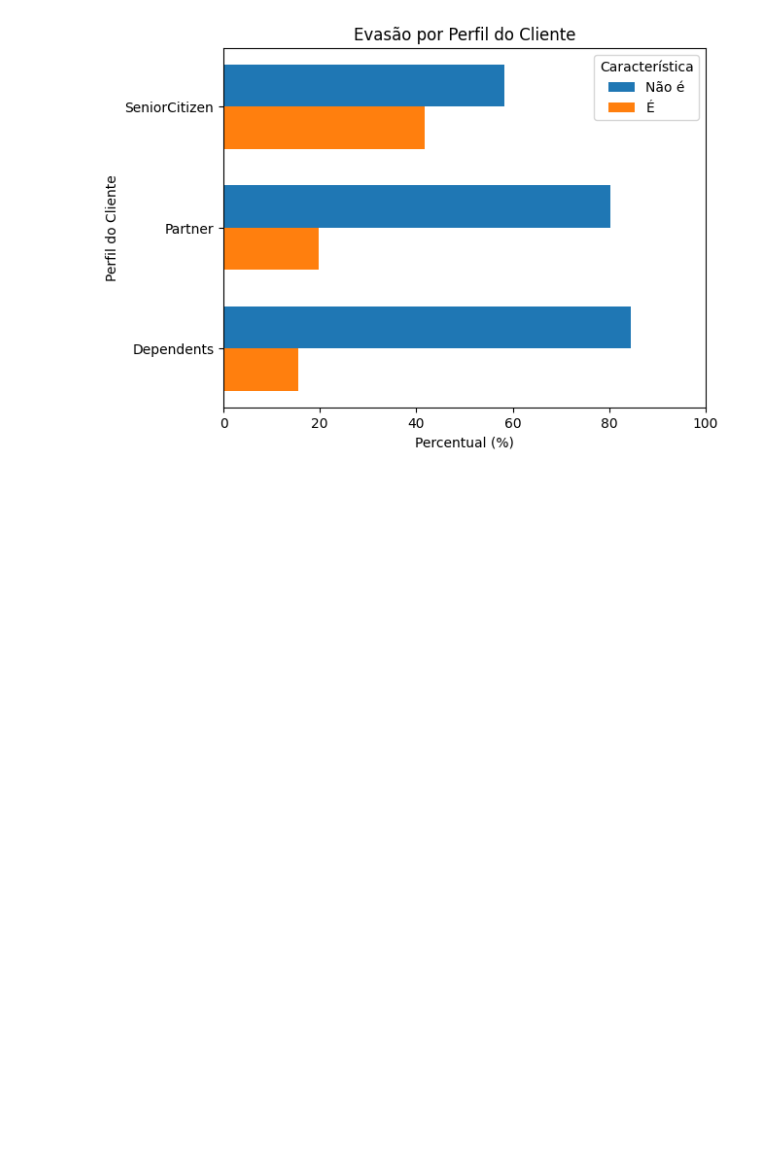
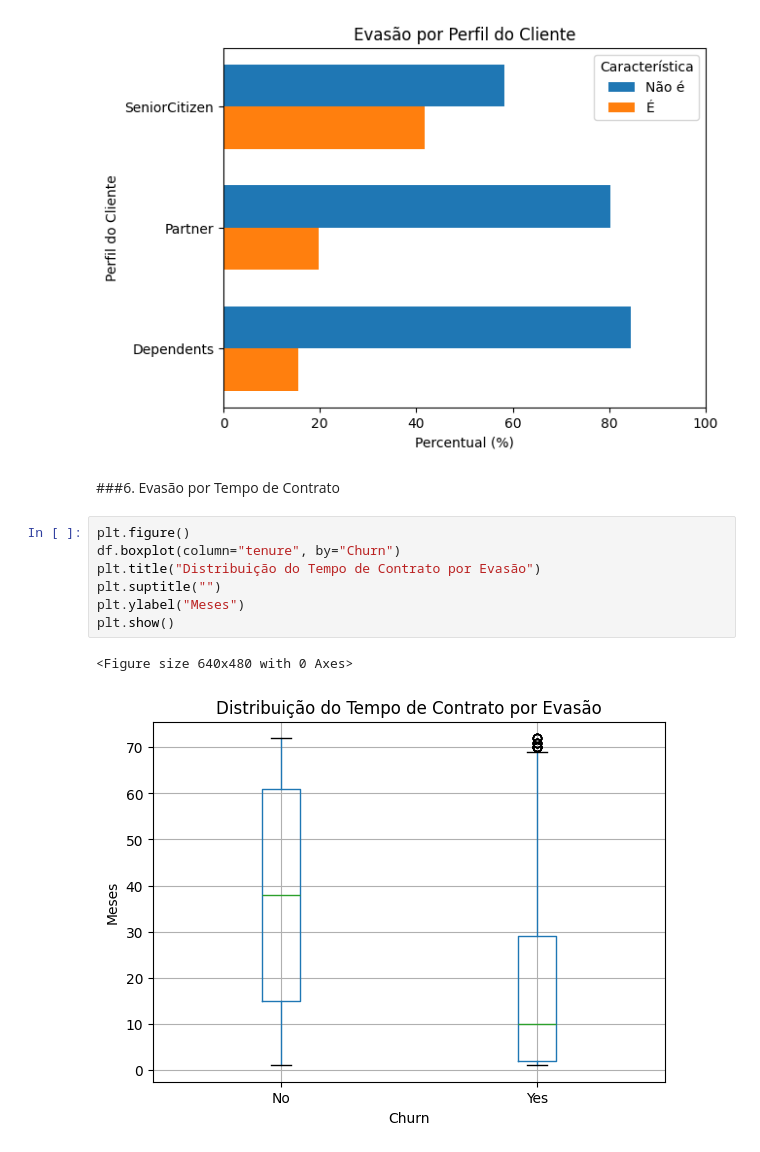
Before and after one commit to RaySilvaP/TelecomX, a Jupyter notebook: TelecomX.ipynb, the cells around one changed output. Drawn from its saved outputs; the diff is of its cells as text; blank space fills up the shorter version.

Commit message:
feat: adiciona gráficos com a distribuição de evasão de valores númericos

```diff
--- a/TelecomX.ipynb
+++ b/TelecomX.ipynb
@@ -228,3 +228,15 @@ plt.gca().invert_yaxis()
 plt.show()
 # %% [output]
 [figure]
+# %% [markdown]
+###6. Evasão por Tempo de Contrato
+# %%
+plt.figure()
+df.boxplot(column="tenure", by="Churn")
+plt.title("Distribuição do Tempo de Contrato por Evasão")
+plt.suptitle("")
+plt.ylabel("Meses")
+plt.show()
+# %% [output]
+<Figure size 640x480 with 0 Axes>
+[figure, added]
```
Also changed, not shown: parts of 2 cells of this notebook.
